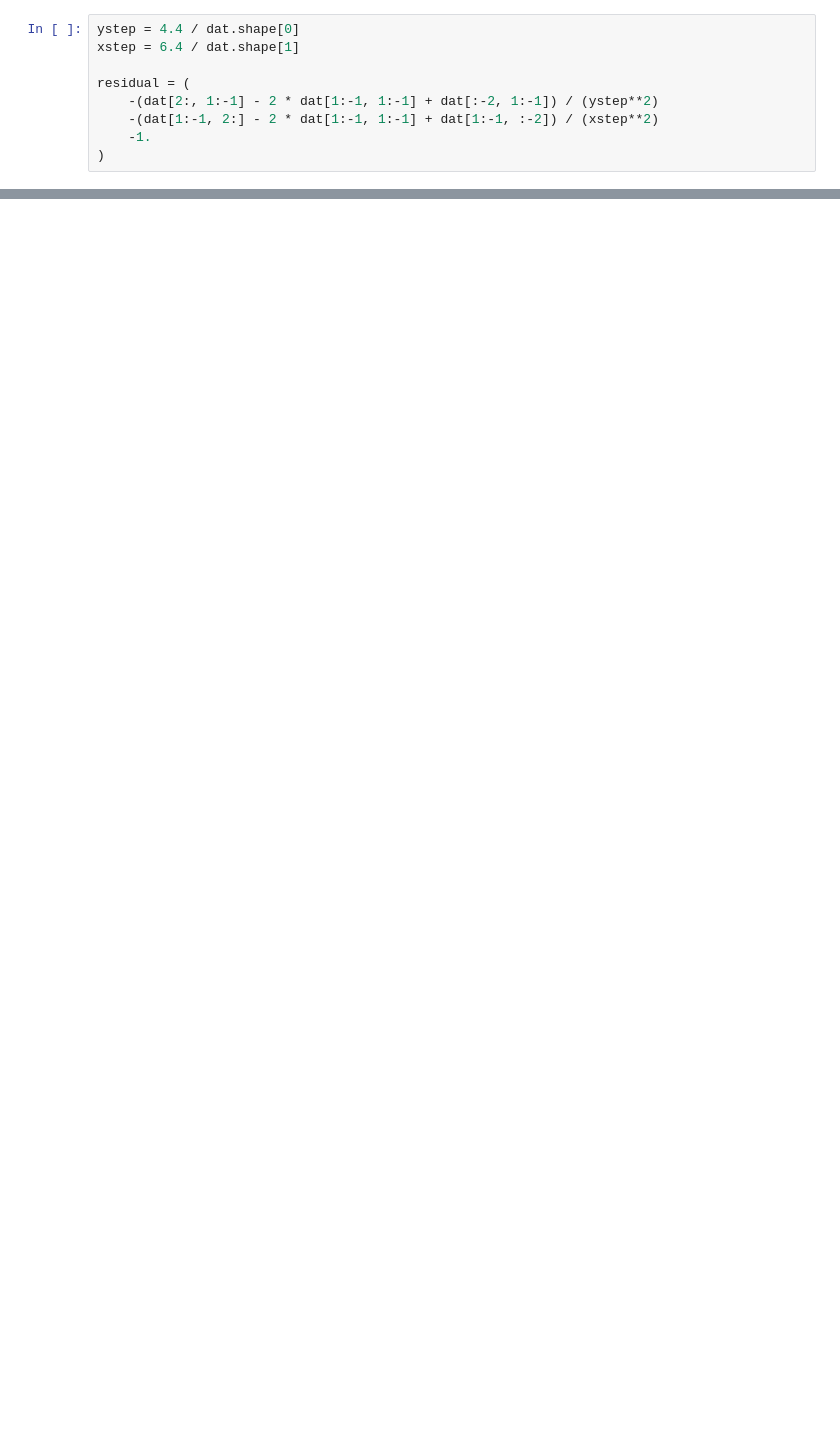
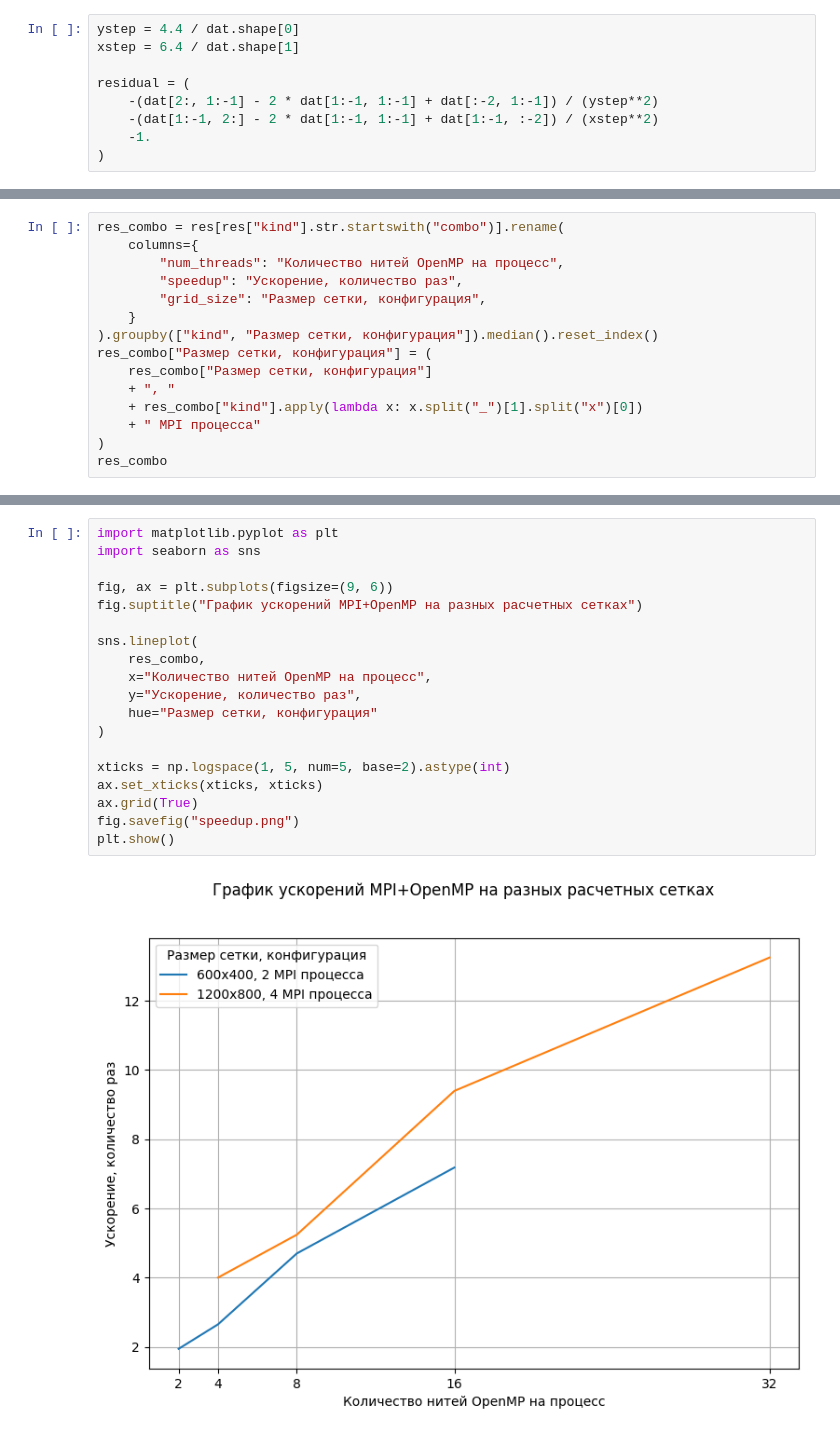
Before and after one commit to VasilyMozgovykh/SupercomputerModelingAndTechnologies, a Jupyter notebook: test.ipynb, the cells around one changed output, grey strips where cells are left out. Drawn from its saved outputs; the diff is of its cells as text; blank space fills up the shorter version.

Commit message:
Added MPI+OpenMP report

```diff
--- a/test.ipynb
+++ b/test.ipynb
@@ -237,0 +258,15 @@ plt.show()
+# %%
+res_combo = res[res["kind"].str.startswith("combo")].rename(
+    columns={
+        "num_threads": "Количество нитей OpenMP на процесс",
+        "speedup": "Ускорение, количество раз",
+        "grid_size": "Размер сетки, конфигурация",
+    }
+).groupby(["kind", "Размер сетки, конфигурация"]).median().reset_index()
+res_combo["Размер сетки, конфигурация"] = (
+    res_combo["Размер сетки, конфигурация"]
+    + ", "
+    + res_combo["kind"].apply(lambda x: x.split("_")[1].split("x")[0])
+    + " MPI процесса"
+)
+res_combo
@@ -237,0 +283,21 @@ plt.show()
+# %%
+import matplotlib.pyplot as plt
+import seaborn as sns
+
+fig, ax = plt.subplots(figsize=(9, 6))
+fig.suptitle("График ускорений MPI+OpenMP на разных расчетных сетках")
+
+sns.lineplot(
+    res_combo,
+    x="Количество нитей OpenMP на процесс",
+    y="Ускорение, количество раз",
+    hue="Размер сетки, конфигурация"
+)
+
+xticks = np.logspace(1, 5, num=5, base=2).astype(int)
+ax.set_xticks(xticks, xticks)
+ax.grid(True)
+fig.savefig("speedup.png")
+plt.show()
+# %% [output]
+[figure, added]
```
Also changed, not shown: parts of 8 cells of this notebook, 3 other files.
